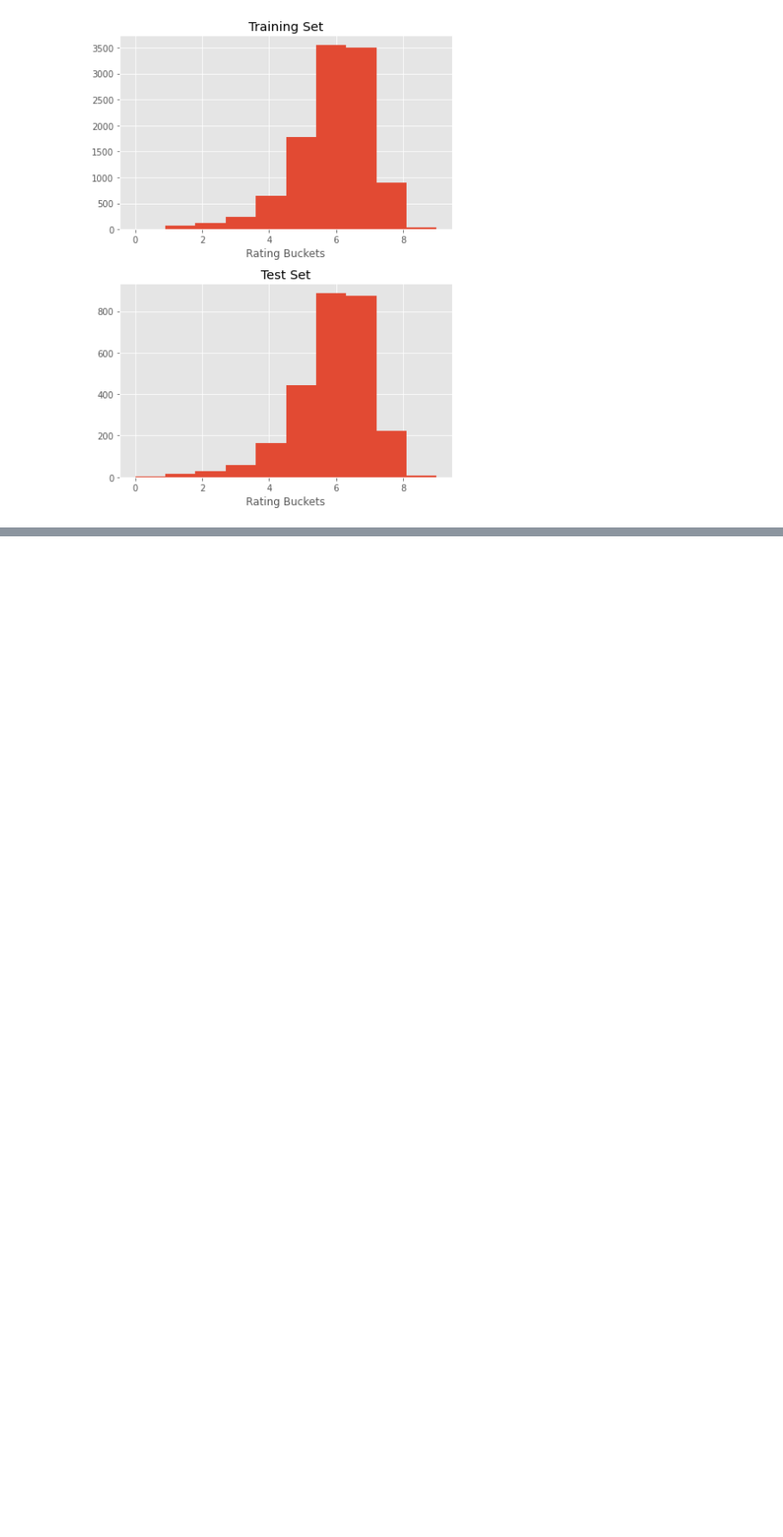
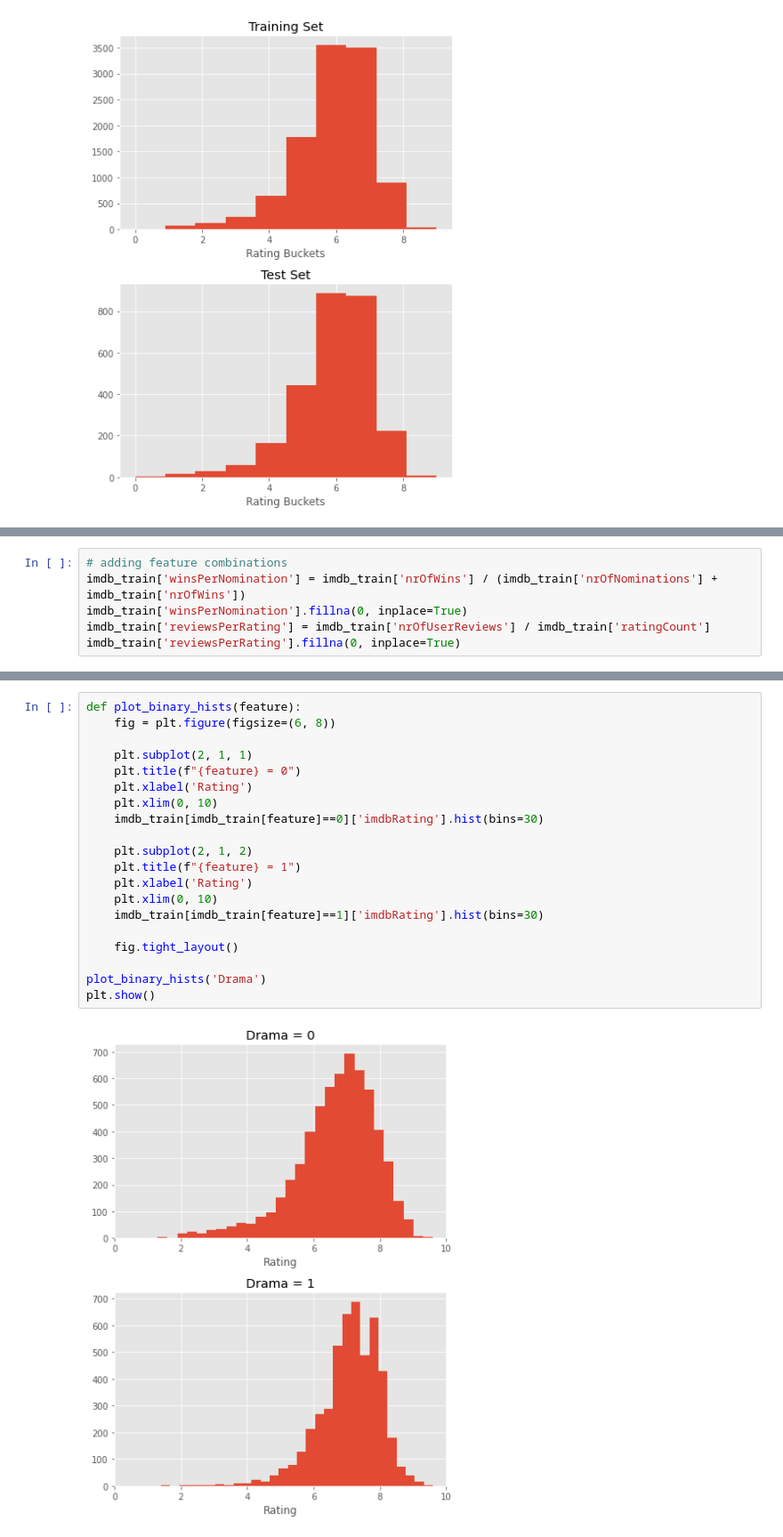
Before and after one commit to MoazAshraf/predicting-imdb-ratings, a Jupyter notebook: predicting_imdb_ratings.ipynb, the cells around one changed output, grey strips where cells are left out. Shown at 89% size. Saved outputs shown, nothing was run; the diff lists cells and outputs as text; blank space fills up the shorter version.

```diff
--- a/predicting_imdb_ratings.ipynb
+++ b/predicting_imdb_ratings.ipynb
@@ -115,0 +154,6 @@ plt.show()
+# %%
+# adding feature combinations
+imdb_train['winsPerNomination'] = imdb_train['nrOfWins'] / (imdb_train['nrOfNominations'] + imdb_train['nrOfWins'])
+imdb_train['winsPerNomination'].fillna(0, inplace=True)
+imdb_train['reviewsPerRating'] = imdb_train['nrOfUserReviews'] / imdb_train['ratingCount']
+imdb_train['reviewsPerRating'].fillna(0, inplace=True)
@@ -115,0 +192,22 @@ plt.show()
+# %%
+def plot_binary_hists(feature):
+    fig = plt.figure(figsize=(6, 8))
+
+    plt.subplot(2, 1, 1)
+    plt.title(f"{feature} = 0")
+    plt.xlabel('Rating')
+    plt.xlim(0, 10)
+    imdb_train[imdb_train[feature]==0]['imdbRating'].hist(bins=30)
+
+    plt.subplot(2, 1, 2)
+    plt.title(f"{feature} = 1")
+    plt.xlabel('Rating')
+    plt.xlim(0, 10)
+    imdb_train[imdb_train[feature]==1]['imdbRating'].hist(bins=30)
+
+    fig.tight_layout()
+
+plot_binary_hists('Drama')
+plt.show()
+# %% [output]
+[figure, added]
```
Also changed, not shown: parts of 15 cells of this notebook.
